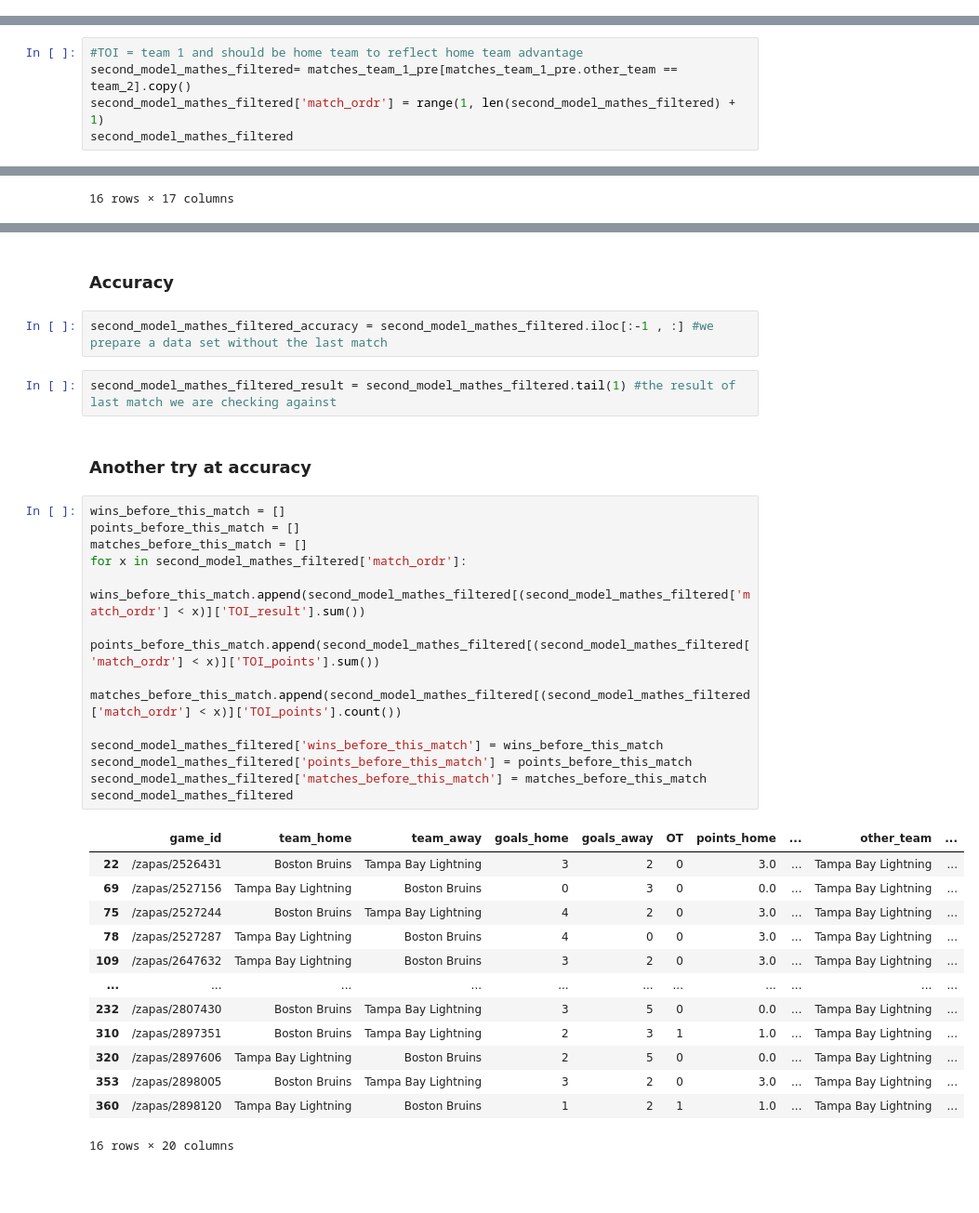
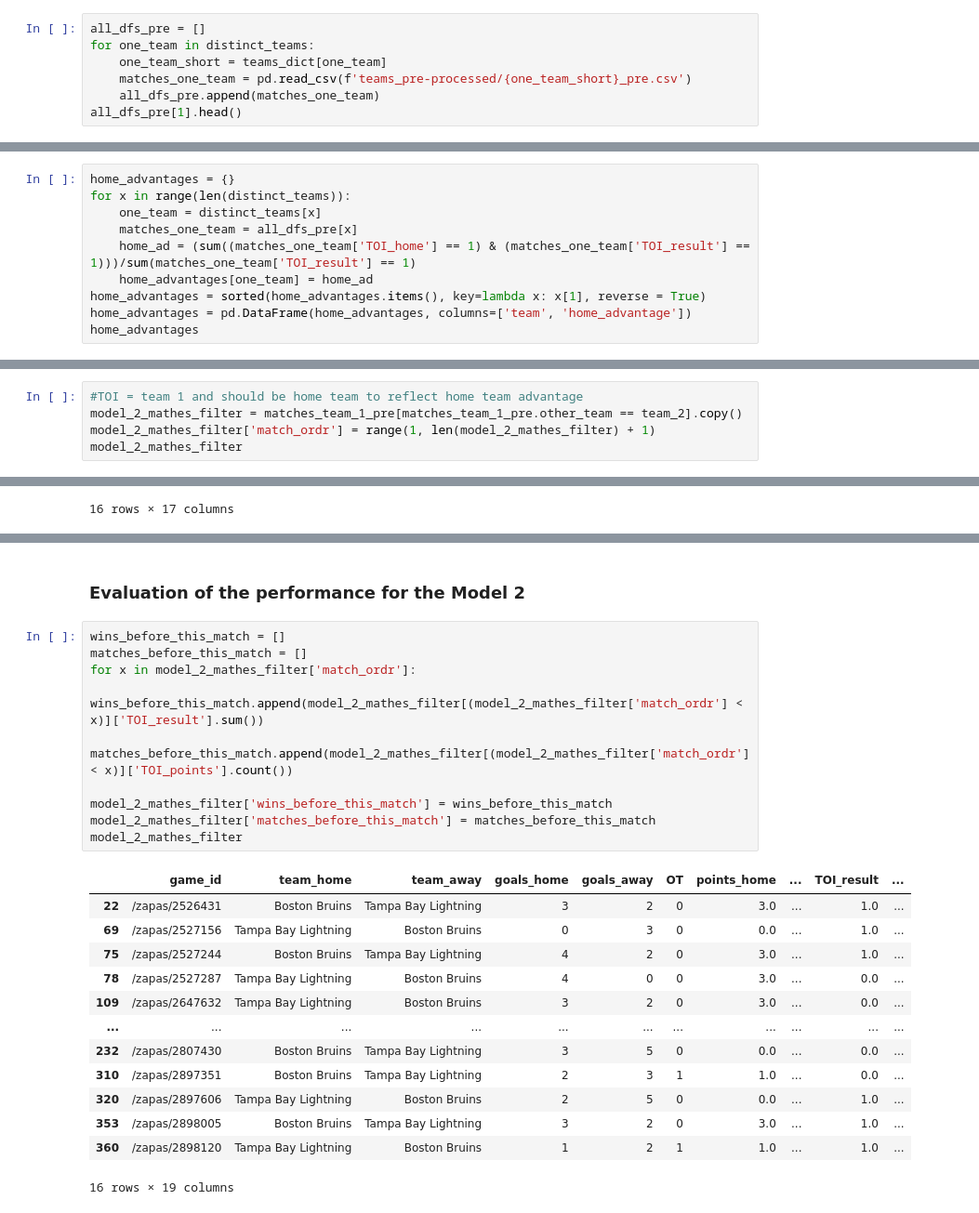
Before and after one commit to pajaKr/nhl_project, a Jupyter notebook: nhl_project.ipynb, the cells around one changed output, grey strips where cells are left out. Shown: that part at 93% size. Saved outputs shown, nothing was run; the diff lists cells and outputs as text; blank space fills up the shorter version.

Commit message:
added accuracy 2nd model. also changed the structure

```diff
--- a/nhl_project.ipynb
+++ b/nhl_project.ipynb
@@ -64,0 +69,7 @@ teams_dict
+# %%
+all_dfs_pre = []
+for one_team in distinct_teams:
+    one_team_short = teams_dict[one_team]
+    matches_one_team = pd.read_csv(f'teams_pre-processed/{one_team_short}_pre.csv')
+    all_dfs_pre.append(matches_one_team)
+all_dfs_pre[1].head()
@@ -64,0 +103,10 @@ teams_dict
+# %%
+home_advantages = {}
+for x in range(len(distinct_teams)):
+    one_team = distinct_teams[x]
+    matches_one_team = all_dfs_pre[x]
+    home_ad = (sum((matches_one_team['TOI_home'] == 1) & (matches_one_team['TOI_result'] == 1)))/sum(matches_one_team['TOI_result'] == 1)
+    home_advantages[one_team] = home_ad
+home_advantages = sorted(home_advantages.items(), key=lambda x: x[1], reverse = True)
+home_advantages = pd.DataFrame(home_advantages, columns=['team', 'home_advantage'])
+home_advantages
@@ -553,8 +573,8 @@ plt.show
 # %%
 #TOI = team 1 and should be home team to reflect home team advantage
-second_model_mathes_filtered= matches_team_1_pre[matches_team_1_pre.other_team == team_2].copy()
-second_model_mathes_filtered['match_ordr'] = range(1, len(second_model_mathes_filtered) + 1)
-second_model_mathes_filtered
+model_2_mathes_filter = matches_team_1_pre[matches_team_1_pre.other_team == team_2].copy()
+model_2_mathes_filter['match_ordr'] = range(1, len(model_2_mathes_filter) + 1)
+model_2_mathes_filter
 # %% [output]
 |  | game_id | team_home | team_away | goals_home | goals_away | OT | points_home | ... | ... |
 | 22 | /zapas/2526431 | Boston Bruins | Tampa Bay Lightning | 3 | 2 | 0 | 3.0 | ... | ... |
@@ -596,38 +602,29 @@ Boston Bruins will win the match
 # %% [markdown]
-### Accuracy
+### Evaluation of the performance for the Model 2
-# %%
-second_model_mathes_filtered_accuracy = second_model_mathes_filtered.iloc[:-1 , :] #we prepare a data set without the last match
-# %%
-second_model_mathes_filtered_result = second_model_mathes_filtered.tail(1) #the result of last match we are checking against
-# %% [markdown]
-### Another try at accuracy
 # %%
 wins_before_this_match = []
-points_before_this_match = []
 matches_before_this_match = []
-for x in second_model_mathes_filtered['match_ordr']:
-    wins_before_this_match.append(second_model_mathes_filtered[(second_model_mathes_filtered['match_ordr'] < x)]['TOI_result'].sum())
-    points_before_this_match.append(second_model_mathes_filtered[(second_model_mathes_filtered['match_ordr'] < x)]['TOI_points'].sum())
-    matches_before_this_match.append(second_model_mathes_filtered[(second_model_mathes_filtered['match_ordr'] < x)]['TOI_points'].count())
+for x in model_2_mathes_filter['match_ordr']:
+    wins_before_this_match.append(model_2_mathes_filter[(model_2_mathes_filter['match_ordr'] < x)]['TOI_result'].sum())
+    matches_before_this_match.append(model_2_mathes_filter[(model_2_mathes_filter['match_ordr'] < x)]['TOI_points'].count())
 
-second_model_mathes_filtered['wins_before_this_match'] = wins_before_this_match
-second_model_mathes_filtered['points_before_this_match'] = points_before_this_match
-second_model_mathes_filtered['matches_before_this_match'] = matches_before_this_match
-second_model_mathes_filtered
+model_2_mathes_filter['wins_before_this_match'] = wins_before_this_match
+model_2_mathes_filter['matches_before_this_match'] = matches_before_this_match
+model_2_mathes_filter
 # %% [output]
-|  | game_id | team_home | team_away | goals_home | goals_away | OT | points_home | ... | other_team | ... |
-| 22 | /zapas/2526431 | Boston Bruins | Tampa Bay Lightning | 3 | 2 | 0 | 3.0 | ... | Tampa Bay Lightning | ... |
-| 69 | /zapas/2527156 | Tampa Bay Lightning | Boston Bruins | 0 | 3 | 0 | 0.0 | ... | Tampa Bay Lightning | ... |
-| 75 | /zapas/2527244 | Boston Bruins | Tampa Bay Lightning | 4 | 2 | 0 | 3.0 | ... | Tampa Bay Lightning | ... |
-| 78 | /zapas/2527287 | Tampa Bay Lightning | Boston Bruins | 4 | 0 | 0 | 3.0 | ... | Tampa Bay Lightning | ... |
-| 109 | /zapas/2647632 | Tampa Bay Lightning | Boston Bruins | 3 | 2 | 0 | 3.0 | ... | Tampa Bay Lightning | ... |
+|  | game_id | team_home | team_away | goals_home | goals_away | OT | points_home | ... | TOI_result | ... |
+| 22 | /zapas/2526431 | Boston Bruins | Tampa Bay Lightning | 3 | 2 | 0 | 3.0 | ... | 1.0 | ... |
+| 69 | /zapas/2527156 | Tampa Bay Lightning | Boston Bruins | 0 | 3 | 0 | 0.0 | ... | 1.0 | ... |
+| 75 | /zapas/2527244 | Boston Bruins | Tampa Bay Lightning | 4 | 2 | 0 | 3.0 | ... | 1.0 | ... |
+| 78 | /zapas/2527287 | Tampa Bay Lightning | Boston Bruins | 4 | 0 | 0 | 3.0 | ... | 0.0 | ... |
+| 109 | /zapas/2647632 | Tampa Bay Lightning | Boston Bruins | 3 | 2 | 0 | 3.0 | ... | 0.0 | ... |
 | ... | ... | ... | ... | ... | ... | ... | ... | ... | ... | ... |
-| 232 | /zapas/2807430 | Boston Bruins | Tampa Bay Lightning | 3 | 5 | 0 | 0.0 | ... | Tampa Bay Lightning | ... |
-| 310 | /zapas/2897351 | Boston Bruins | Tampa Bay Lightning | 2 | 3 | 1 | 1.0 | ... | Tampa Bay Lightning | ... |
-| 320 | /zapas/2897606 | Tampa Bay Lightning | Boston Bruins | 2 | 5 | 0 | 0.0 | ... | Tampa Bay Lightning | ... |
-| 353 | /zapas/2898005 | Boston Bruins | Tampa Bay Lightning | 3 | 2 | 0 | 3.0 | ... | Tampa Bay Lightning | ... |
-| 360 | /zapas/2898120 | Tampa Bay Lightning | Boston Bruins | 1 | 2 | 1 | 1.0 | ... | Tampa Bay Lightning | ... |
+| 232 | /zapas/2807430 | Boston Bruins | Tampa Bay Lightning | 3 | 5 | 0 | 0.0 | ... | 0.0 | ... |
+| 310 | /zapas/2897351 | Boston Bruins | Tampa Bay Lightning | 2 | 3 | 1 | 1.0 | ... | 0.0 | ... |
+| 320 | /zapas/2897606 | Tampa Bay Lightning | Boston Bruins | 2 | 5 | 0 | 0.0 | ... | 1.0 | ... |
+| 353 | /zapas/2898005 | Boston Bruins | Tampa Bay Lightning | 3 | 2 | 0 | 3.0 | ... | 1.0 | ... |
+| 360 | /zapas/2898120 | Tampa Bay Lightning | Boston Bruins | 1 | 2 | 1 | 1.0 | ... | 1.0 | ... |
-16 rows × 20 columns
+16 rows × 19 columns
 # %%
 def predictions_score(row):
     if row['wins_before_this_match'] >= row['matches_before_this_match']/2:
```
Also changed, not shown: parts of 160 cells of this notebook.
